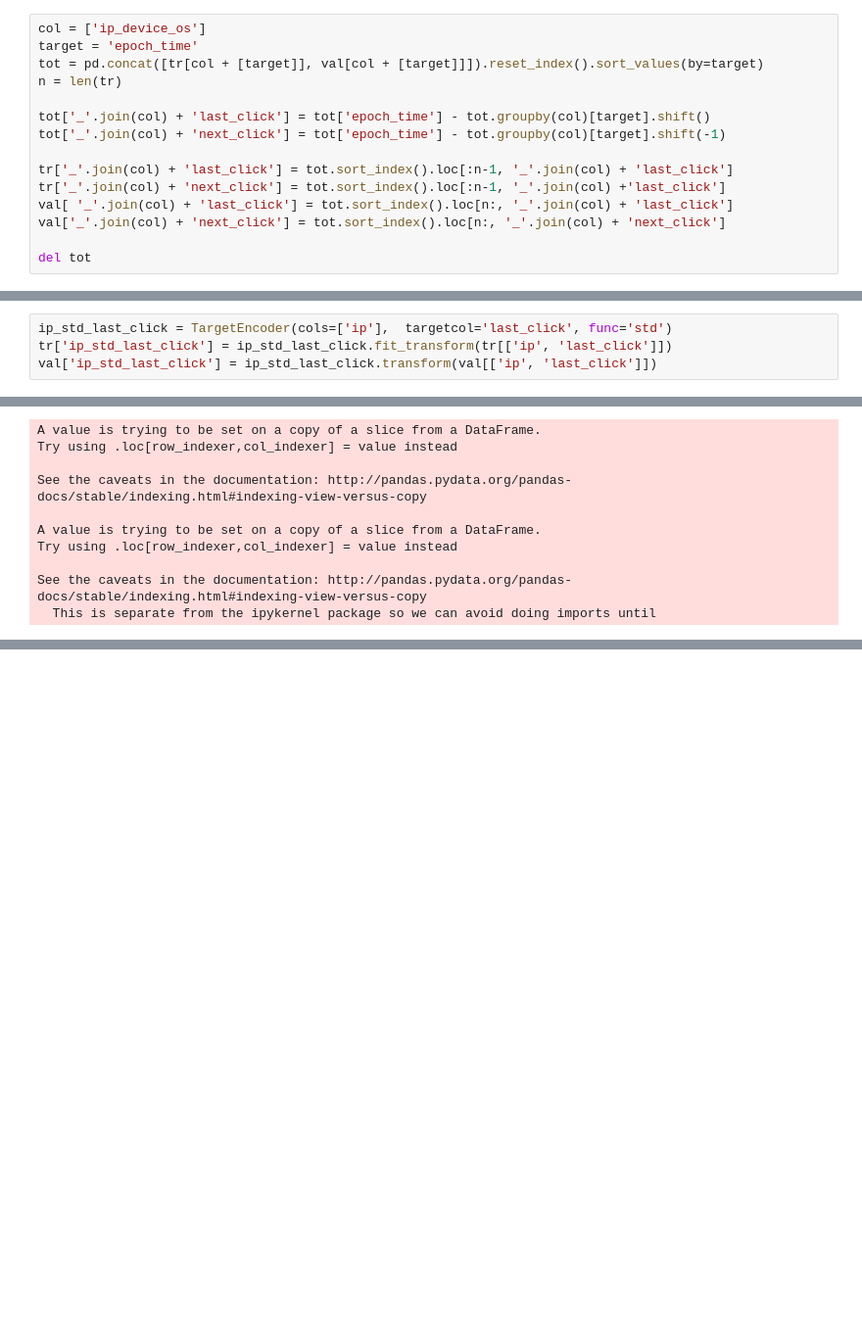
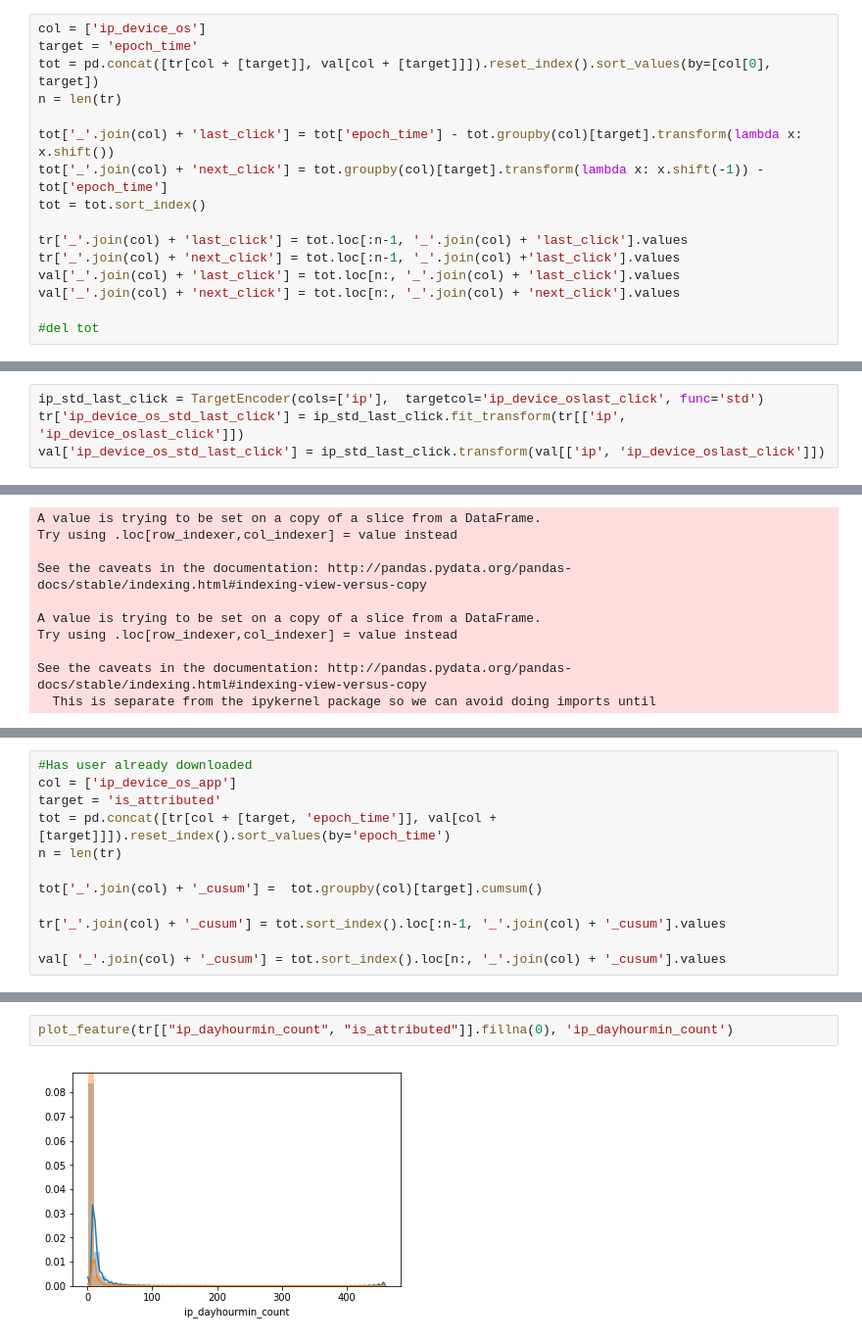
Before and after one commit to mohsinkhn/Talking_data_codes, a Jupyter notebook: LGB_v5.ipynb, the cells around one changed output, grey strips where cells are left out. Shown: that part at 98% size. Saved outputs shown, nothing was run; the diff lists cells and outputs as text; blank space fills up the shorter version.

```diff
--- a/LGB_v5.ipynb
+++ b/LGB_v5.ipynb
@@ -545,16 +1215,17 @@ model.fit( tr[feats2], tr['is_attributed'], eval_set=[(val[feats2], val['is_attr
 # %%
 col = ['ip_device_os']
 target = 'epoch_time'
-tot = pd.concat([tr[col + [target]], val[col + [target]]]).reset_index().sort_values(by=target)
+tot = pd.concat([tr[col + [target]], val[col + [target]]]).reset_index().sort_values(by=[col[0], target])
 n = len(tr)
 
-tot['_'.join(col) + 'last_click'] = tot['epoch_time'] - tot.groupby(col)[target].shift()
-tot['_'.join(col) + 'next_click'] = tot['epoch_time'] - tot.groupby(col)[target].shift(-1)
+tot['_'.join(col) + 'last_click'] = tot['epoch_time'] - tot.groupby(col)[target].transform(lambda x: x.shift())
+tot['_'.join(col) + 'next_click'] = tot.groupby(col)[target].transform(lambda x: x.shift(-1)) - tot['epoch_time']
+tot = tot.sort_index()
 
-tr['_'.join(col) + 'last_click'] = tot.sort_index().loc[:n-1, '_'.join(col) + 'last_click']
-tr['_'.join(col) + 'next_click'] = tot.sort_index().loc[:n-1, '_'.join(col) +'last_click']
-val[ '_'.join(col) + 'last_click'] = tot.sort_index().loc[n:, '_'.join(col) + 'last_click']
-val['_'.join(col) + 'next_click'] = tot.sort_index().loc[n:, '_'.join(col) + 'next_click']
+tr['_'.join(col) + 'last_click'] = tot.loc[:n-1, '_'.join(col) + 'last_click'].values
+tr['_'.join(col) + 'next_click'] = tot.loc[:n-1, '_'.join(col) +'last_click'].values
+val['_'.join(col) + 'last_click'] = tot.loc[n:, '_'.join(col) + 'last_click'].values
+val['_'.join(col) + 'next_click'] = tot.loc[n:, '_'.join(col) + 'next_click'].values
 
-del tot
+#del tot
 # %% [output]
@@ -580,0 +1358,4 @@ See the caveats in the documentation: http://pandas.pydata.org/pandas-docs/stabl
+# %%
+ip_std_last_click = TargetEncoder(cols=['ip'],  targetcol='ip_device_oslast_click', func='std')
+tr['ip_device_os_std_last_click'] = ip_std_last_click.fit_transform(tr[['ip', 'ip_device_oslast_click']])
+val['ip_device_os_std_last_click'] = ip_std_last_click.transform(val[['ip', 'ip_device_oslast_click']])
@@ -613,7 +1405,3 @@ LGBMClassifier(boosting_type='gbdt', class_weight=None, colsample_bylevel=0.7,
         random_state=None, reg_alpha=0.0, reg_lambda=0.0,
         scale_pos_weight=9, silent=True, subsample=0.7,
         subsample_for_bin=200000, subsample_freq=1)
-# %%
-ip_std_last_click = TargetEncoder(cols=['ip'],  targetcol='last_click', func='std')
-tr['ip_std_last_click'] = ip_std_last_click.fit_transform(tr[['ip', 'last_click']])
-val['ip_std_last_click'] = ip_std_last_click.transform(val[['ip', 'last_click']])
@@ -798,3 +1536,15 @@ LGBMClassifier(boosting_type='gbdt', class_weight=None, colsample_bylevel=0.7,
         random_state=None, reg_alpha=0.0, reg_lambda=1, scale_pos_weight=9,
         silent=True, subsample=0.7, subsample_for_bin=200000,
         subsample_freq=1)
+# %%
+#Has user already downloaded
+col = ['ip_device_os_app']
+target = 'is_attributed'
+tot = pd.concat([tr[col + [target, 'epoch_time']], val[col + [target]]]).reset_index().sort_values(by='epoch_time')
+n = len(tr)
+
+tot['_'.join(col) + '_cusum'] =  tot.groupby(col)[target].cumsum()
+
+tr['_'.join(col) + '_cusum'] = tot.sort_index().loc[:n-1, '_'.join(col) + '_cusum'].values
+
+val[ '_'.join(col) + '_cusum'] = tot.sort_index().loc[n:, '_'.join(col) + '_cusum'].values
@@ -800,0 +1637,4 @@ LGBMClassifier(boosting_type='gbdt', class_weight=None, colsample_bylevel=0.7,
+# %%
+plot_feature(tr[["ip_dayhourmin_count", "is_attributed"]].fillna(0), 'ip_dayhourmin_count')
+# %% [output]
+[figure, added]
```
Also changed, not shown: parts of 72 cells of this notebook, 1 other file.
